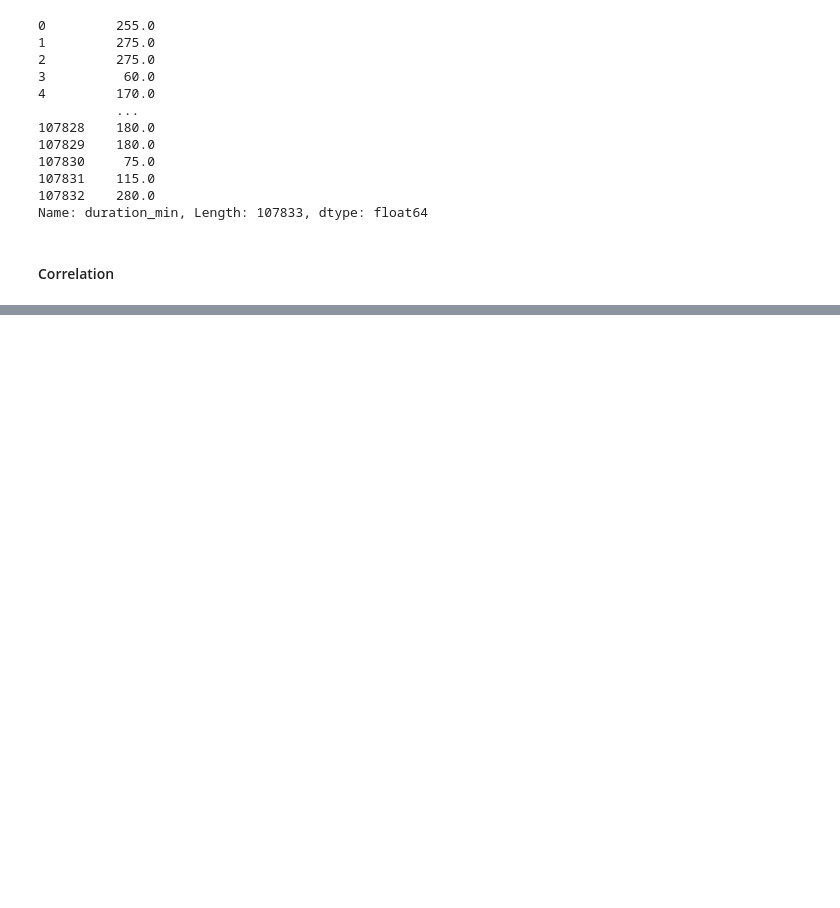
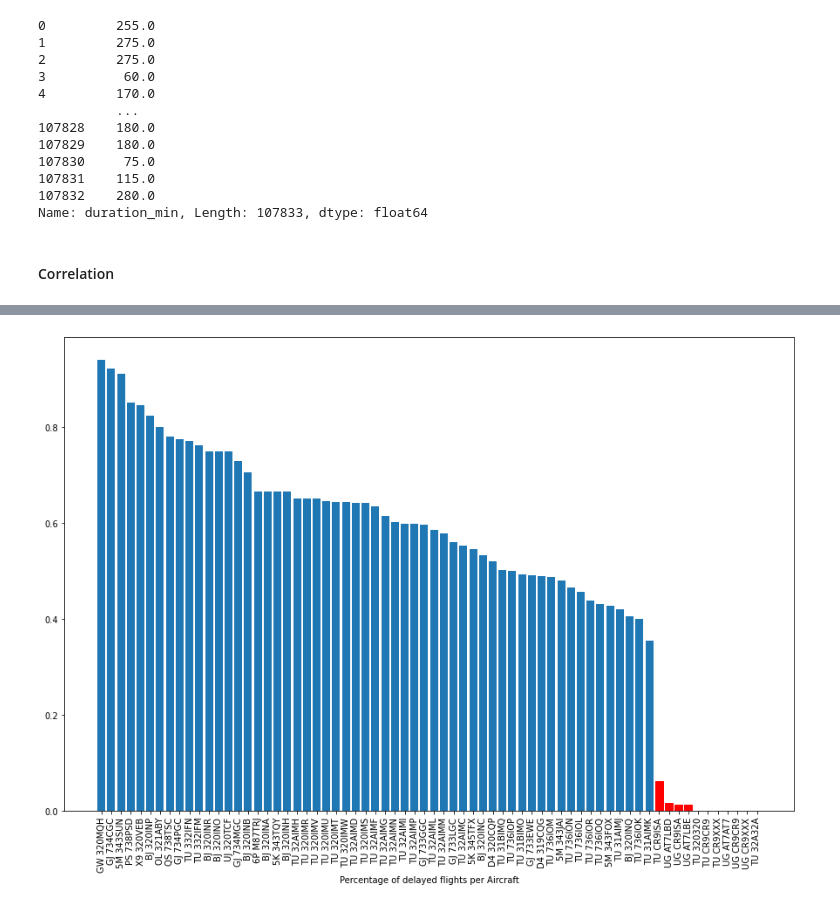
Before and after one commit to MalinSoetbeer/flight_delayed_challenge, a Jupyter notebook: flight_delayed_evo.ipynb, the cells around one changed output, grey strips where cells are left out. Saved outputs shown, nothing was run; the diff lists cells and outputs as text; code cells hidden in the pictures; blank space fills up the shorter version.

```diff
--- a/flight_delayed_evo.ipynb
+++ b/flight_delayed_evo.ipynb
@@ -480,0 +523,12 @@ sns.heatmap(
+# %%
+plt.figure(figsize=(15, 10))
+plot = plt.bar(data=aircrafts_mean.sort_values('delayed', ascending=False), x='AC',height='delayed')
+p = 0
+for i in aircrafts_mean['domestic']:
+    if i > 0.5: plot[p].set_color('r')
+    p += 1
+plt.xticks(rotation=90)
+plt.xlabel('Percentage of delayed flights per Aircraft')
+plt.show()
+# %% [output]
+[figure, added]
```
Also changed, not shown: parts of 9 cells of this notebook.
